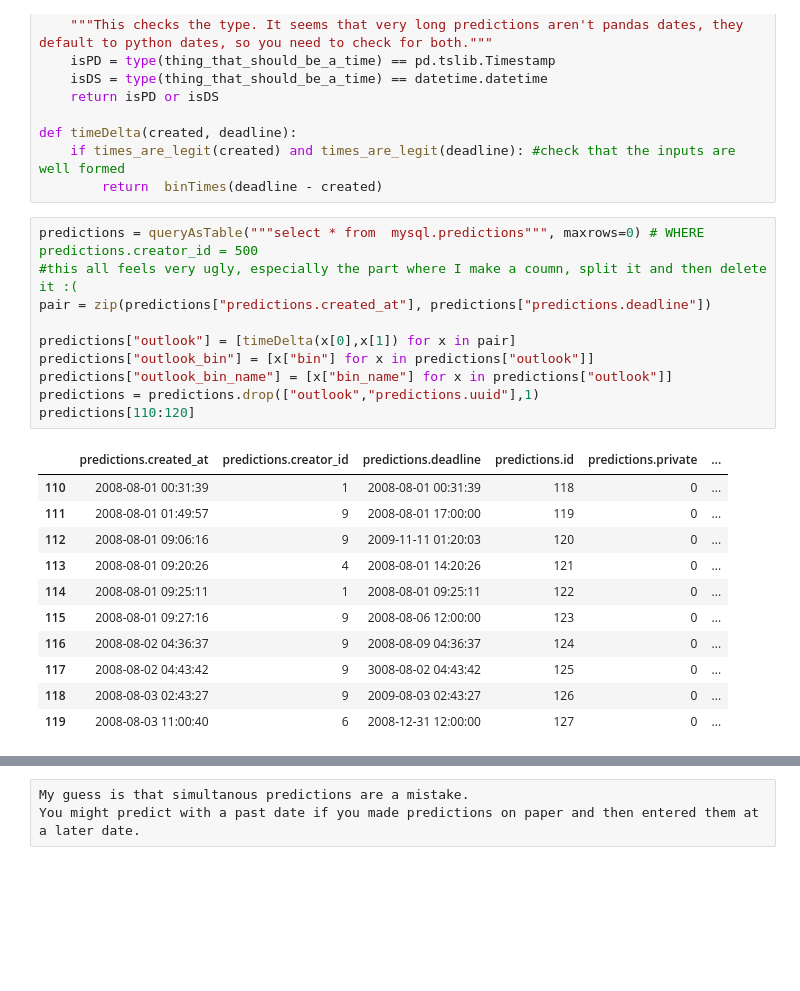
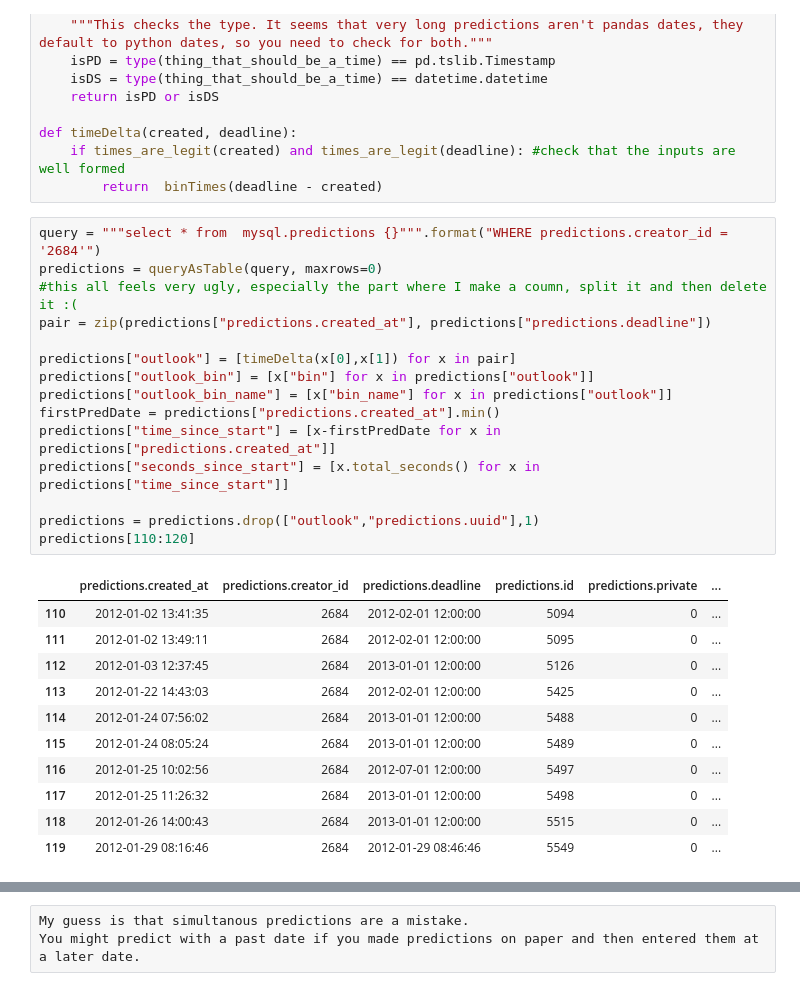
Before and after one commit to notionparallax/GA-DataScience, a Jupyter notebook: Prediction book analysis/PB prediction focus.ipynb, the cells around one changed output, grey strips where cells are left out. Saved outputs shown, nothing was run; the diff lists cells and outputs as text; blank space fills up the shorter version.

```diff
--- a/Prediction book analysis/PB prediction focus.ipynb
+++ b/Prediction book analysis/PB prediction focus.ipynb
@@ -116,25 +116,30 @@ def timeDelta(created, deadline):
     if times_are_legit(created) and times_are_legit(deadline): #check that the inputs are well formed
         return  binTimes(deadline - created)
 # %%
-predictions = queryAsTable("""select * from  mysql.predictions""", maxrows=0) # WHERE predictions.creator_id = 500
+query = """select * from  mysql.predictions {}""".format("WHERE predictions.creator_id = '2684'")
+predictions = queryAsTable(query, maxrows=0)
 #this all feels very ugly, especially the part where I make a coumn, split it and then delete it :(
 pair = zip(predictions["predictions.created_at"], predictions["predictions.deadline"])
 
 predictions["outlook"] = [timeDelta(x[0],x[1]) for x in pair]
 predictions["outlook_bin"] = [x["bin"] for x in predictions["outlook"]]
 predictions["outlook_bin_name"] = [x["bin_name"] for x in predictions["outlook"]]
+firstPredDate = predictions["predictions.created_at"].min()
+predictions["time_since_start"] = [x-firstPredDate for x in predictions["predictions.created_at"]]
+predictions["seconds_since_start"] = [x.total_seconds() for x in predictions["time_since_start"]]
+
 predictions = predictions.drop(["outlook","predictions.uuid"],1)
 predictions[110:120]
 # %% [output]
 |  | predictions.created_at | predictions.creator_id | predictions.deadline | predictions.id | predictions.private | ... |
-| 110 | 2008-08-01 00:31:39 | 1 | 2008-08-01 00:31:39 | 118 | 0 | ... |
-| 111 | 2008-08-01 01:49:57 | 9 | 2008-08-01 17:00:00 | 119 | 0 | ... |
-| 112 | 2008-08-01 09:06:16 | 9 | 2009-11-11 01:20:03 | 120 | 0 | ... |
-| 113 | 2008-08-01 09:20:26 | 4 | 2008-08-01 14:20:26 | 121 | 0 | ... |
-| 114 | 2008-08-01 09:25:11 | 1 | 2008-08-01 09:25:11 | 122 | 0 | ... |
-| 115 | 2008-08-01 09:27:16 | 9 | 2008-08-06 12:00:00 | 123 | 0 | ... |
-| 116 | 2008-08-02 04:36:37 | 9 | 2008-08-09 04:36:37 | 124 | 0 | ... |
-| 117 | 2008-08-02 04:43:42 | 9 | 3008-08-02 04:43:42 | 125 | 0 | ... |
-| 118 | 2008-08-03 02:43:27 | 9 | 2009-08-03 02:43:27 | 126 | 0 | ... |
-| 119 | 2008-08-03 11:00:40 | 6 | 2008-12-31 12:00:00 | 127 | 0 | ... |
+| 110 | 2012-01-02 13:41:35 | 2684 | 2012-02-01 12:00:00 | 5094 | 0 | ... |
+| 111 | 2012-01-02 13:49:11 | 2684 | 2012-02-01 12:00:00 | 5095 | 0 | ... |
+| 112 | 2012-01-03 12:37:45 | 2684 | 2013-01-01 12:00:00 | 5126 | 0 | ... |
+| 113 | 2012-01-22 14:43:03 | 2684 | 2012-02-01 12:00:00 | 5425 | 0 | ... |
+| 114 | 2012-01-24 07:56:02 | 2684 | 2013-01-01 12:00:00 | 5488 | 0 | ... |
+| 115 | 2012-01-24 08:05:24 | 2684 | 2013-01-01 12:00:00 | 5489 | 0 | ... |
+| 116 | 2012-01-25 10:02:56 | 2684 | 2012-07-01 12:00:00 | 5497 | 0 | ... |
+| 117 | 2012-01-25 11:26:32 | 2684 | 2013-01-01 12:00:00 | 5498 | 0 | ... |
+| 118 | 2012-01-26 14:00:43 | 2684 | 2013-01-01 12:00:00 | 5515 | 0 | ... |
+| 119 | 2012-01-29 08:16:46 | 2684 | 2012-01-29 08:46:46 | 5549 | 0 | ... |
 # %%
```
Also changed, not shown: parts of 3 cells of this notebook, 1 other file.
